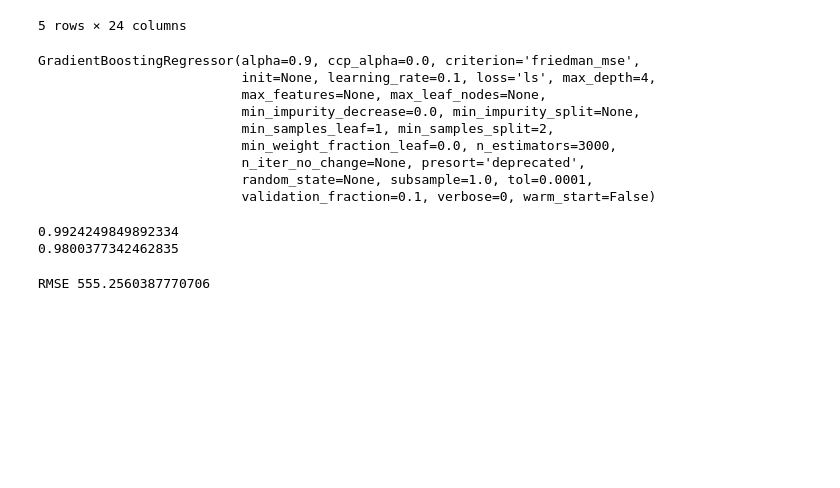
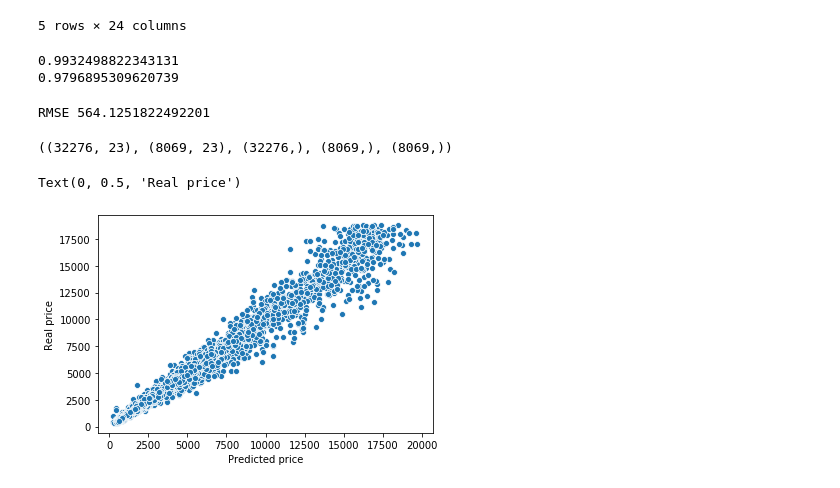
Before and after one commit to patricrp/Diamonds-project, a Jupyter notebook: Diamonds Machine Learning - GradientBoostingRegressor.ipynb, the cells around one changed output. Cells and saved outputs as stored; diff of their text form; code cells hidden in the pictures; blank space fills up the shorter version.

Commit message:
Adding graphs to the function

```diff
--- a/Diamonds Machine Learning - GradientBoostingRegressor.ipynb
+++ b/Diamonds Machine Learning - GradientBoostingRegressor.ipynb
@@ -25,3 +26,5 @@ gb1 = GradientBoostingRegressor(n_estimators= 3000, max_depth= 4, min_samples_sp
+# %%
+gpr = GaussianProcessRegressor()
 # %%
 predictors = ['carat', 'depth', 'table', 'cut_Fair',
        'cut_Good', 'cut_Ideal', 'cut_Premium', 'cut_Very Good', 'color_D',
@@ -34,27 +37,30 @@ y = diamonds_num['price']
 # %%
 X_train, X_test, y_train, y_test = train_test_split(X, y, test_size=0.2, random_state=42)
 # %%
-gb1.fit(X_train, y_train)
+gpr.fit(X_train, y_train)
-# %% [output]
-GradientBoostingRegressor(alpha=0.9, ccp_alpha=0.0, criterion='friedman_mse',
-                          init=None, learning_rate=0.1, loss='ls', max_depth=4,
-                          max_features=None, max_leaf_nodes=None,
-                          min_impurity_decrease=0.0, min_impurity_split=None,
-                          min_samples_leaf=1, min_samples_split=2,
-                          min_weight_fraction_leaf=0.0, n_estimators=3000,
-                          n_iter_no_change=None, presort='deprecated',
-                          random_state=None, subsample=1.0, tol=0.0001,
-                          validation_fraction=0.1, verbose=0, warm_start=False)
 # %%
-print(gb1.score(X_train, y_train))
-print(gb1.score(X_test, y_test))
+print(gpr.score(X_train, y_train))
+print(gpr.score(X_test, y_test))
 # %% [output]
-0.9924249849892334
-0.9800377342462835
+0.9932498822343131
+0.9796895309620739
 # %%
-print('RMSE', np.sqrt(mean_squared_error(y_test, gb1.predict(X_test))))
+print('RMSE', np.sqrt(mean_squared_error(y_test, gpr.predict(X_test))))
 # %% [output]
-RMSE 555.2560387770706
+RMSE 564.1251822492201
+# %%
+y_pred = gpr.predict(X_test)
+X_train.shape, X_test.shape, y_train.shape, y_test.shape, y_pred.shape
+# %% [output]
+((32276, 23), (8069, 23), (32276,), (8069,), (8069,))
+# %%
+#plt.scatter(y_pred, y_test)
+sns.scatterplot(y_pred, y_test)
+plt.xlabel("Predicted price")
+plt.ylabel("Real price")
+# %% [output]
+Text(0, 0.5, 'Real price')
+[figure, added]
 # %%
 gb1.fit(X,y)
 # %% [output]
```
Also changed, not shown: parts of 4 cells of this notebook, 4 other files.
